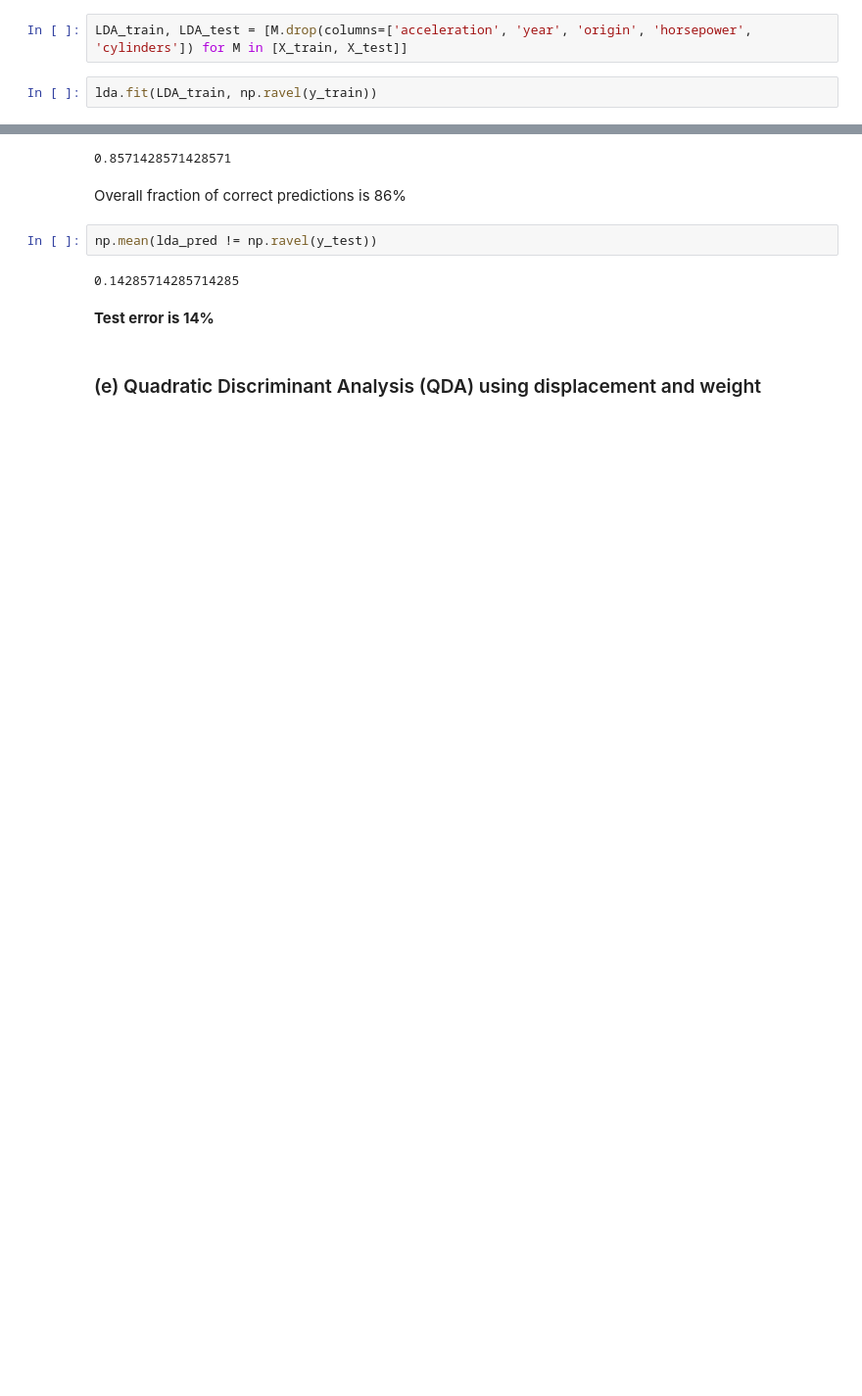
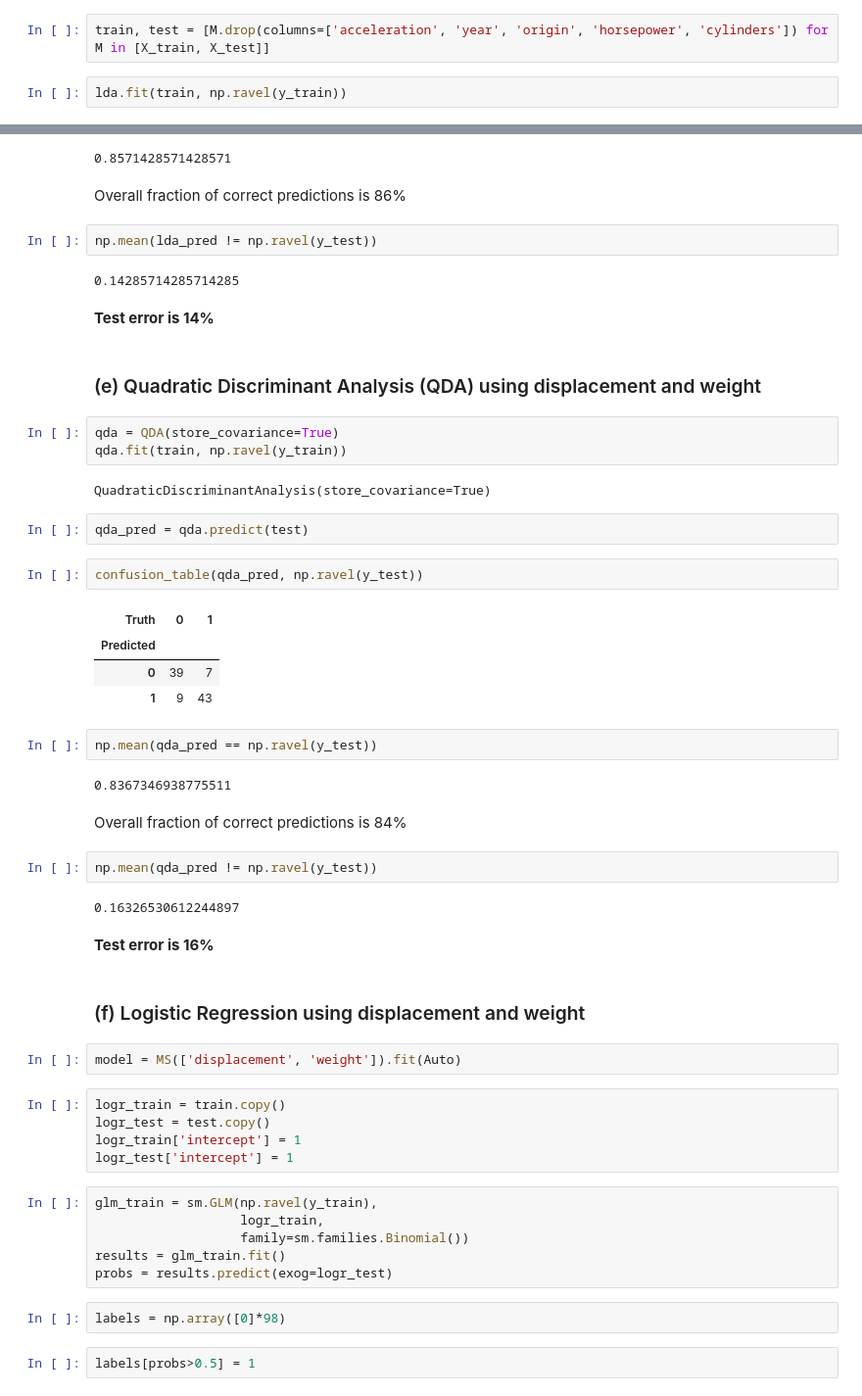
Before and after one commit to carmancater/an-introduction-to-statistical-learning-with-applications-in-python, a Jupyter notebook: Chapter 04 - Classification/Ch 4 Ex 14.ipynb, the cells around one changed output, grey strips where cells are left out. Shown at 98% size. Cells and saved outputs as stored; diff of their text form; blank space fills up the shorter version.

```diff
--- a/Chapter 04 - Classification/Ch 4 Ex 14.ipynb
+++ b/Chapter 04 - Classification/Ch 4 Ex 14.ipynb
@@ -83,9 +85,9 @@ Note however each of these variables is strongly correlated with eachother.
 # %%
 lda = LDA(store_covariance=True)
 # %%
-LDA_train, LDA_test = [M.drop(columns=['acceleration', 'year', 'origin', 'horsepower', 'cylinders']) for M in [X_train, X_test]]
+train, test = [M.drop(columns=['acceleration', 'year', 'origin', 'horsepower', 'cylinders']) for M in [X_train, X_test]]
 # %%
-lda.fit(LDA_train, np.ravel(y_train))
+lda.fit(train, np.ravel(y_train))
 # %% [output]
 LinearDiscriminantAnalysis(store_covariance=True)
 # %%
@@ -111,3 +113,48 @@ np.mean(lda_pred != np.ravel(y_test))
 **Test error is 14%**
 # %% [markdown]
 ### (e) Quadratic Discriminant Analysis (QDA) using displacement and weight
+# %%
+qda = QDA(store_covariance=True)
+qda.fit(train, np.ravel(y_train))
+# %% [output]
+QuadraticDiscriminantAnalysis(store_covariance=True)
+# %%
+qda_pred = qda.predict(test)
+# %%
+confusion_table(qda_pred, np.ravel(y_test))
+# %% [output]
+| Truth | 0 | 1 |
+| Predicted |  |  |
+| 0 | 39 | 7 |
+| 1 | 9 | 43 |
+# %%
+np.mean(qda_pred == np.ravel(y_test))
+# %% [output]
+0.8367346938775511
+# %% [markdown]
+Overall fraction of correct predictions is 84%
+# %%
+np.mean(qda_pred != np.ravel(y_test))
+# %% [output]
+0.16326530612244897
+# %% [markdown]
+**Test error is 16%**
+# %% [markdown]
+### (f) Logistic Regression using displacement and weight
+# %%
+model = MS(['displacement', 'weight']).fit(Auto)
+# %%
+logr_train = train.copy()
+logr_test = test.copy()
+logr_train['intercept'] = 1
+logr_test['intercept'] = 1
+# %%
+glm_train = sm.GLM(np.ravel(y_train),
+                   logr_train,
+                   family=sm.families.Binomial())
+results = glm_train.fit()
+probs = results.predict(exog=logr_test)
+# %%
+labels = np.array([0]*98)
+# %%
+labels[probs>0.5] = 1
```
Also changed, not shown: parts of 15 cells of this notebook, 1 other file.
